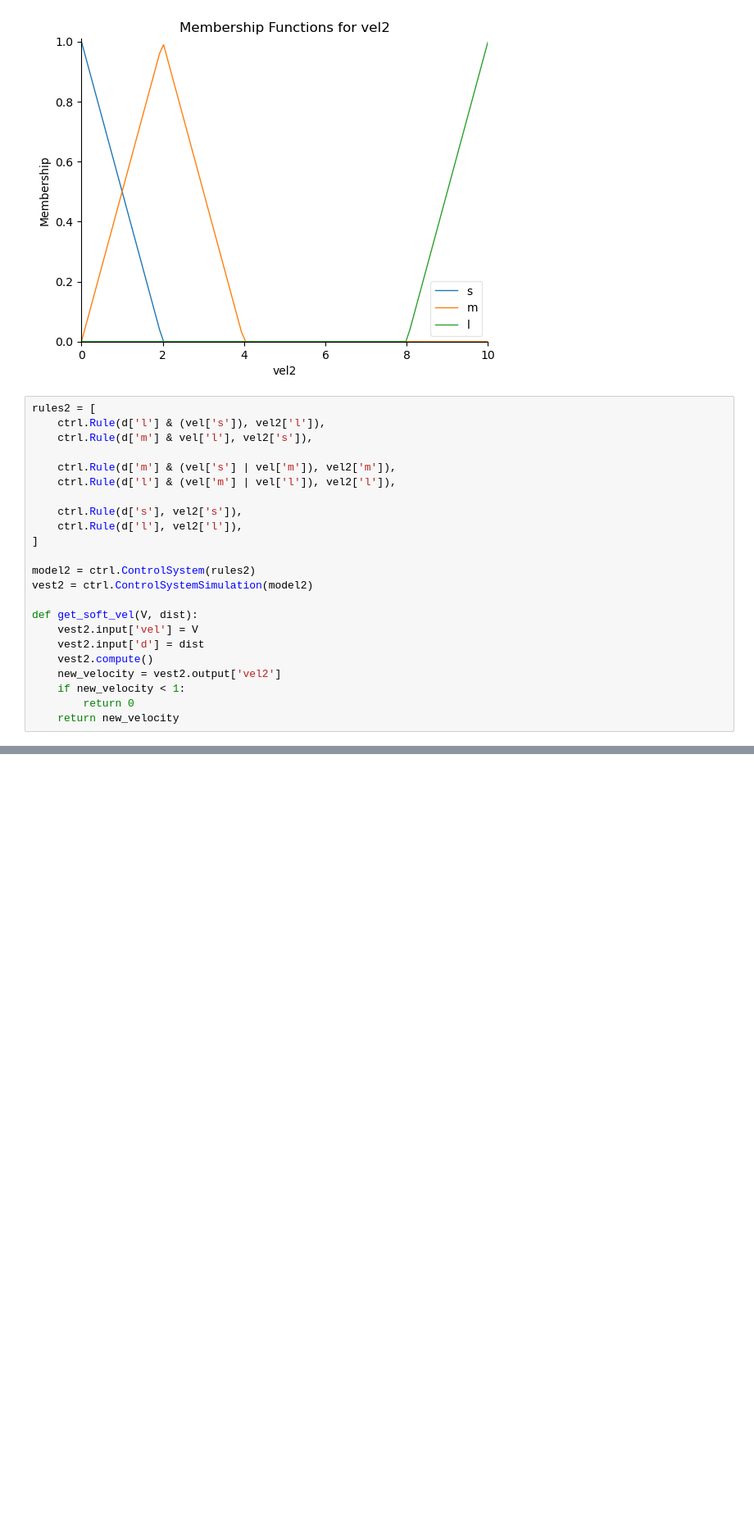
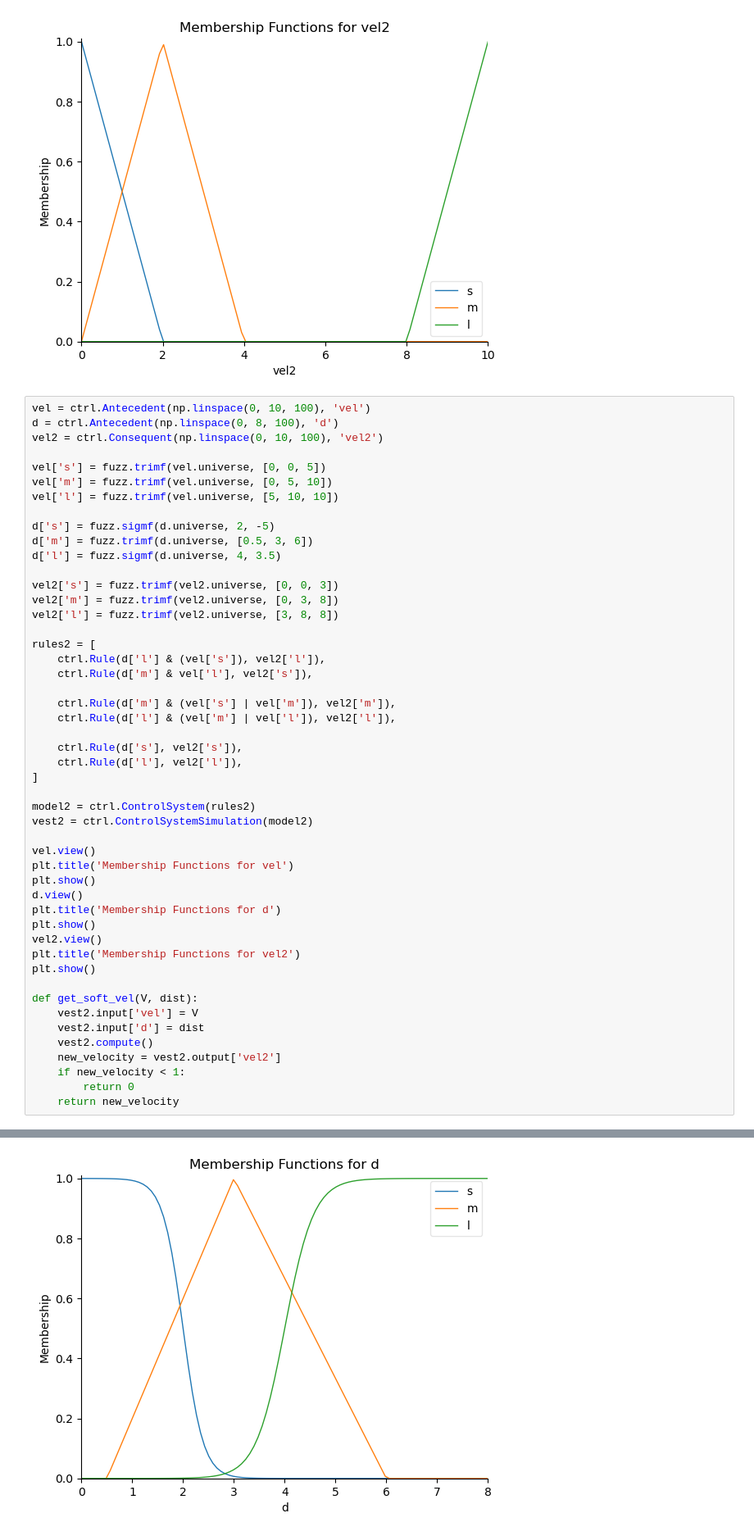
Before and after one commit to HaZhul/PSI, a Jupyter notebook: fuzzy_logic_2/Exercise1.ipynb, the cells around one changed output, grey strips where cells are left out. Shown: that part at 82% size. Drawn from its saved outputs; the diff is of its cells as text; blank space fills up the shorter version.

Commit message:
added charts

```diff
--- a/fuzzy_logic_2/Exercise1.ipynb
+++ b/fuzzy_logic_2/Exercise1.ipynb
@@ -59,6 +59,22 @@ def get_sharp_vel(V, dist):
 [figure]
 [figure]
 # %%
+vel = ctrl.Antecedent(np.linspace(0, 10, 100), 'vel')
+d = ctrl.Antecedent(np.linspace(0, 8, 100), 'd')
+vel2 = ctrl.Consequent(np.linspace(0, 10, 100), 'vel2')
+
+vel['s'] = fuzz.trimf(vel.universe, [0, 0, 5])
+vel['m'] = fuzz.trimf(vel.universe, [0, 5, 10])
+vel['l'] = fuzz.trimf(vel.universe, [5, 10, 10])
+
+d['s'] = fuzz.sigmf(d.universe, 2, -5)
+d['m'] = fuzz.trimf(d.universe, [0.5, 3, 6])
+d['l'] = fuzz.sigmf(d.universe, 4, 3.5)
+
+vel2['s'] = fuzz.trimf(vel2.universe, [0, 0, 3])
+vel2['m'] = fuzz.trimf(vel2.universe, [0, 3, 8])
+vel2['l'] = fuzz.trimf(vel2.universe, [3, 8, 8])
+
 rules2 = [
     ctrl.Rule(d['l'] & (vel['s']), vel2['l']),
     ctrl.Rule(d['m'] & vel['l'], vel2['s']),
@@ -73,6 +89,16 @@ rules2 = [
 model2 = ctrl.ControlSystem(rules2)
 vest2 = ctrl.ControlSystemSimulation(model2)
 
+vel.view()
+plt.title('Membership Functions for vel')
+plt.show()
+d.view()
+plt.title('Membership Functions for d')
+plt.show()
+vel2.view()
+plt.title('Membership Functions for vel2')
+plt.show()
+
 def get_soft_vel(V, dist):
     vest2.input['vel'] = V
     vest2.input['d'] = dist
@@ -81,3 +107,4 @@ def get_soft_vel(V, dist):
     if new_velocity < 1:
         return 0
     return new_velocity
+# %% [output]
@@ -83,0 +112 @@ def get_soft_vel(V, dist):
+[figure, added]
```
Also changed, not shown: parts of 2 cells of this notebook, 1 other file.
